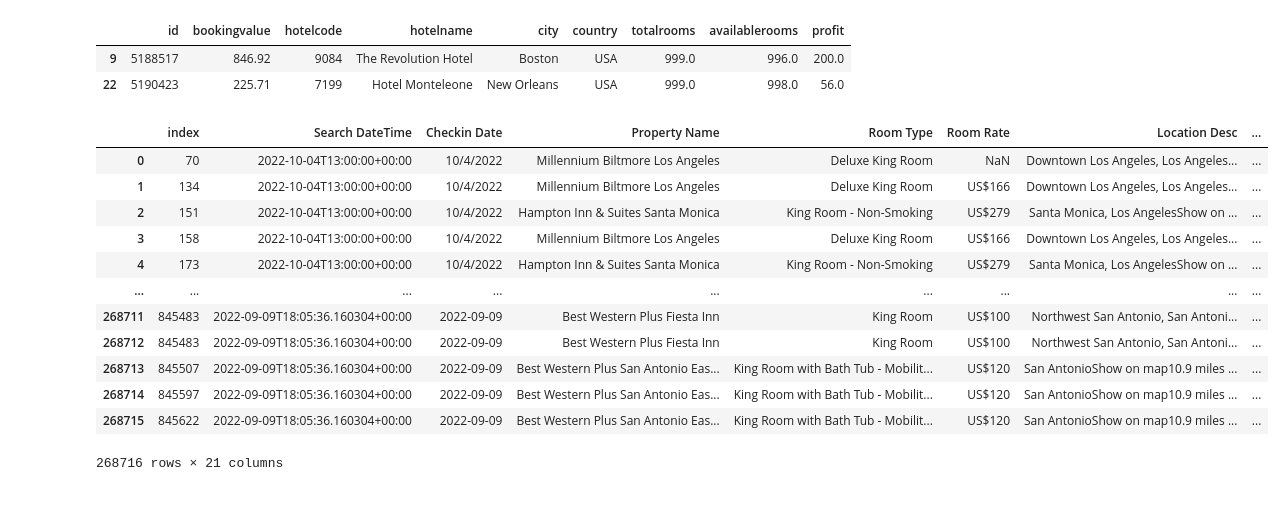
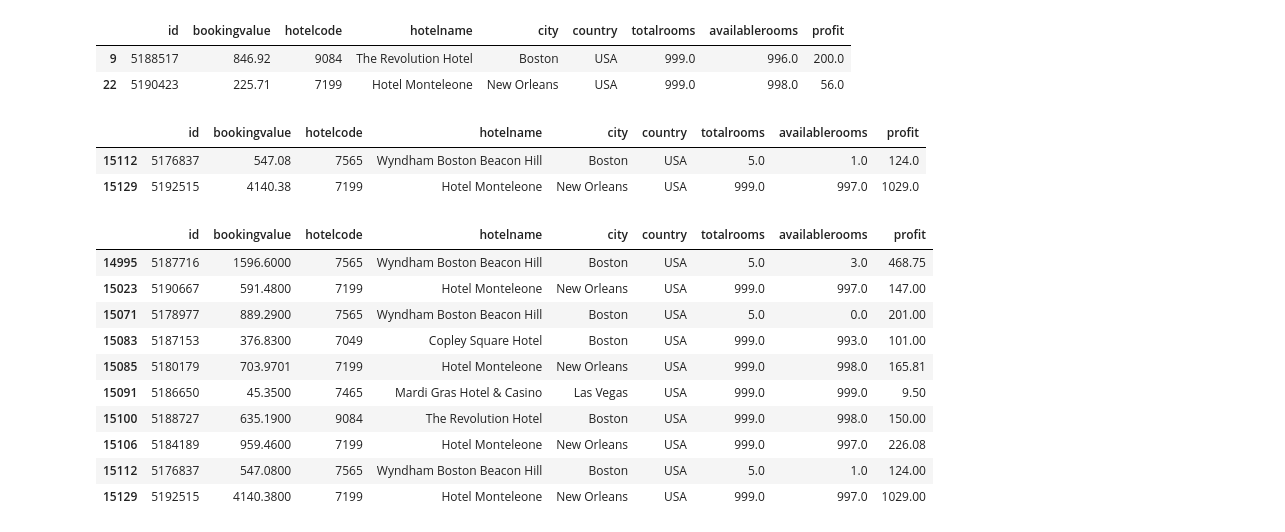
Before and after one commit to ushanj/Synthetic_Data, a Jupyter notebook: Hotel_data_synthetic.ipynb, the cells around one changed output. Saved outputs shown, nothing was run; the diff lists cells and outputs as text; code cells hidden in the pictures; blank space fills up the shorter version.

```diff
--- a/Hotel_data_synthetic.ipynb
+++ b/Hotel_data_synthetic.ipynb
@@ -16,0 +17,2 @@ df4.tail()
+# %%
+df4['percentage'] = (df4['profit']/df4['bookingvalue'])*100
@@ -160,6 +155,7 @@ df4.head()
 # %%
+# Take the similar hotel list
 scrape_hotel_list_new =df['Scrape_hotel_Name'].tolist()
-hotel_list_new = df['Scrape_hotel_Name'].tolist()
+hotel_list_new = df['Hotel_name'].tolist()
 # %%
 scrape_hotel_df = df2.loc[df2['Property Name'].isin(scrape_hotel_list_new)]
 hotel_df = df4.loc[df4['hotelname'].isin(hotel_list_new)]
@@ -225,16 +214,6 @@ merged_df_1 = merged_df.merge(hotel_df,  left_on='Property Name', right_on='hote
 # %%
-merged_df_1
+hotel_df.tail(2)
 # %% [output]
-|  | index | Search DateTime | Checkin Date | Property Name | Room Type | Room Rate | Location Desc | ... |
-| 0 | 70 | 2022-10-04T13:00:00+00:00 | 10/4/2022 | Millennium Biltmore Los Angeles | Deluxe King Room | NaN | Downtown Los Angeles, Los Angeles... | ... |
-| 1 | 134 | 2022-10-04T13:00:00+00:00 | 10/4/2022 | Millennium Biltmore Los Angeles | Deluxe King Room | US$166 | Downtown Los Angeles, Los Angeles... | ... |
-| 2 | 151 | 2022-10-04T13:00:00+00:00 | 10/4/2022 | Hampton Inn & Suites Santa Monica | King Room - Non-Smoking | US$279 | Santa Monica, Los AngelesShow on ... | ... |
-| 3 | 158 | 2022-10-04T13:00:00+00:00 | 10/4/2022 | Millennium Biltmore Los Angeles | Deluxe King Room | US$166 | Downtown Los Angeles, Los Angeles... | ... |
-| 4 | 173 | 2022-10-04T13:00:00+00:00 | 10/4/2022 | Hampton Inn & Suites Santa Monica | King Room - Non-Smoking | US$279 | Santa Monica, Los AngelesShow on ... | ... |
-| ... | ... | ... | ... | ... | ... | ... | ... | ... |
-| 268711 | 845483 | 2022-09-09T18:05:36.160304+00:00 | 2022-09-09 | Best Western Plus Fiesta Inn | King Room | US$100 | Northwest San Antonio, San Antoni... | ... |
-| 268712 | 845483 | 2022-09-09T18:05:36.160304+00:00 | 2022-09-09 | Best Western Plus Fiesta Inn | King Room | US$100 | Northwest San Antonio, San Antoni... | ... |
-| 268713 | 845507 | 2022-09-09T18:05:36.160304+00:00 | 2022-09-09 | Best Western Plus San Antonio Eas... | King Room with Bath Tub - Mobilit... | US$120 | San AntonioShow on map10.9 miles ... | ... |
-| 268714 | 845597 | 2022-09-09T18:05:36.160304+00:00 | 2022-09-09 | Best Western Plus San Antonio Eas... | King Room with Bath Tub - Mobilit... | US$120 | San AntonioShow on map10.9 miles ... | ... |
-| 268715 | 845622 | 2022-09-09T18:05:36.160304+00:00 | 2022-09-09 | Best Western Plus San Antonio Eas... | King Room with Bath Tub - Mobilit... | US$120 | San AntonioShow on map10.9 miles ... | ... |
+|  | id | bookingvalue | hotelcode | hotelname | city | country | totalrooms | availablerooms | profit |
+| 15112 | 5176837 | 547.08 | 7565 | Wyndham Boston Beacon Hill | Boston | USA | 5.0 | 1.0 | 124.0 |
+| 15129 | 5192515 | 4140.38 | 7199 | Hotel Monteleone | New Orleans | USA | 999.0 | 997.0 | 1029.0 |
-268716 rows × 21 columns
@@ -240,0 +222,14 @@ merged_df_1
+# %%
+hotel_df.tail(10)
+# %% [output]
+|  | id | bookingvalue | hotelcode | hotelname | city | country | totalrooms | availablerooms | profit |
+| 14995 | 5187716 | 1596.6000 | 7565 | Wyndham Boston Beacon Hill | Boston | USA | 5.0 | 3.0 | 468.75 |
+| 15023 | 5190667 | 591.4800 | 7199 | Hotel Monteleone | New Orleans | USA | 999.0 | 997.0 | 147.00 |
+| 15071 | 5178977 | 889.2900 | 7565 | Wyndham Boston Beacon Hill | Boston | USA | 5.0 | 0.0 | 201.00 |
+| 15083 | 5187153 | 376.8300 | 7049 | Copley Square Hotel | Boston | USA | 999.0 | 993.0 | 101.00 |
+| 15085 | 5180179 | 703.9701 | 7199 | Hotel Monteleone | New Orleans | USA | 999.0 | 998.0 | 165.81 |
+| 15091 | 5186650 | 45.3500 | 7465 | Mardi Gras Hotel & Casino | Las Vegas | USA | 999.0 | 999.0 | 9.50 |
+| 15100 | 5188727 | 635.1900 | 9084 | The Revolution Hotel | Boston | USA | 999.0 | 998.0 | 150.00 |
+| 15106 | 5184189 | 959.4600 | 7199 | Hotel Monteleone | New Orleans | USA | 999.0 | 997.0 | 226.08 |
+| 15112 | 5176837 | 547.0800 | 7565 | Wyndham Boston Beacon Hill | Boston | USA | 5.0 | 1.0 | 124.00 |
+| 15129 | 5192515 | 4140.3800 | 7199 | Hotel Monteleone | New Orleans | USA | 999.0 | 997.0 | 1029.00 |
```
Also changed, not shown: parts of 20 cells of this notebook, 1 other file.
